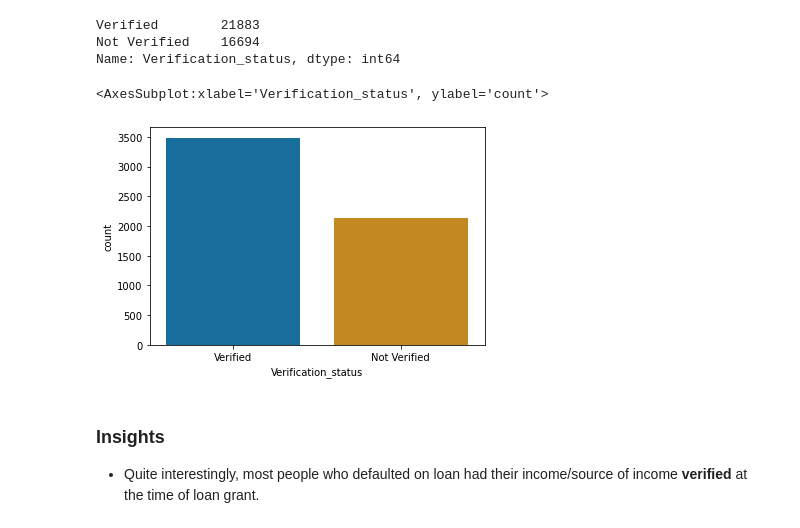
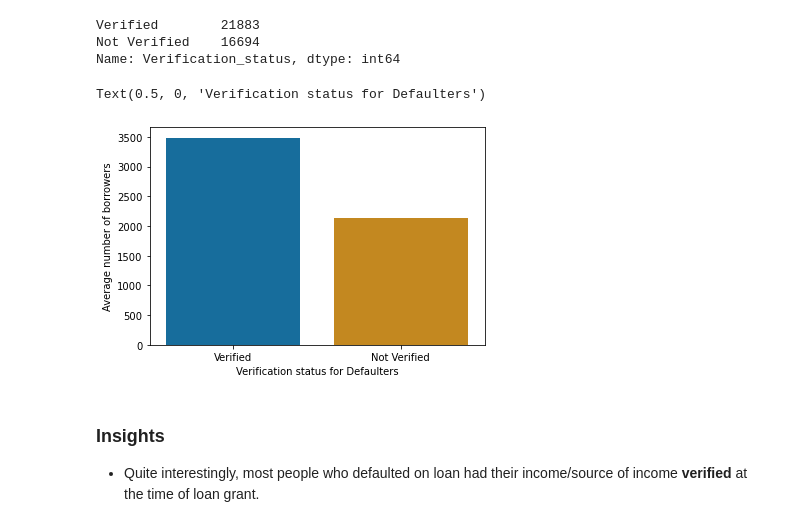
Before and after one commit to shweta-jain2022/lending_club_case_study, a Jupyter notebook: Lending club case study.ipynb, the cells around one changed output. Cells and saved outputs as stored; diff of their text form; code cells hidden in the pictures.

```diff
--- a/Lending club case study.ipynb
+++ b/Lending club case study.ipynb
@@ -654,9 +627,11 @@ Not Verified    16694
 Name: Verification_status, dtype: int64
 # %%
 sns.countplot(x ='Verification_status', data=df[df.Loan_status == 'Charged Off'])
+plt.ylabel("Average number of borrowers")
+plt.xlabel("Verification status for Defaulters")
 # %% [output]
-<AxesSubplot:xlabel='Verification_status', ylabel='count'>
+Text(0.5, 0, 'Verification status for Defaulters')
-[figure, old version]
+[figure, new version]
 # %% [markdown]
 ### Insights
 -  Quite interestingly, most people who defaulted on loan had their income/source of income **verified** at the time of loan grant.
```
Also changed, not shown: parts of 15 cells of this notebook, 1 other file.
